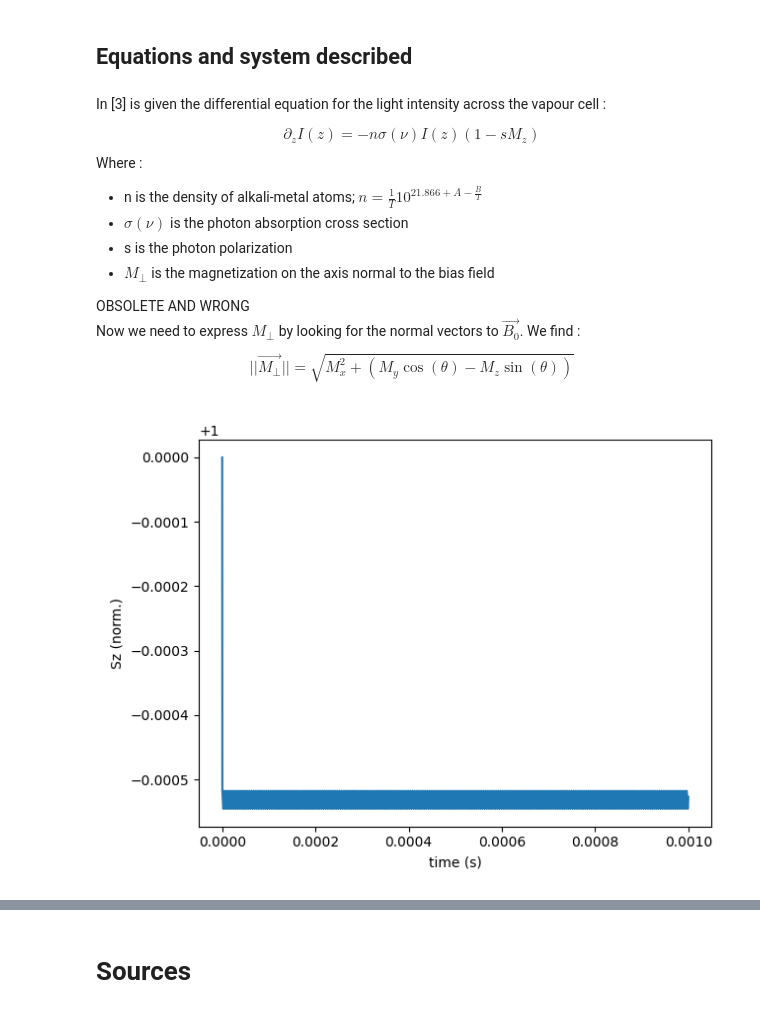
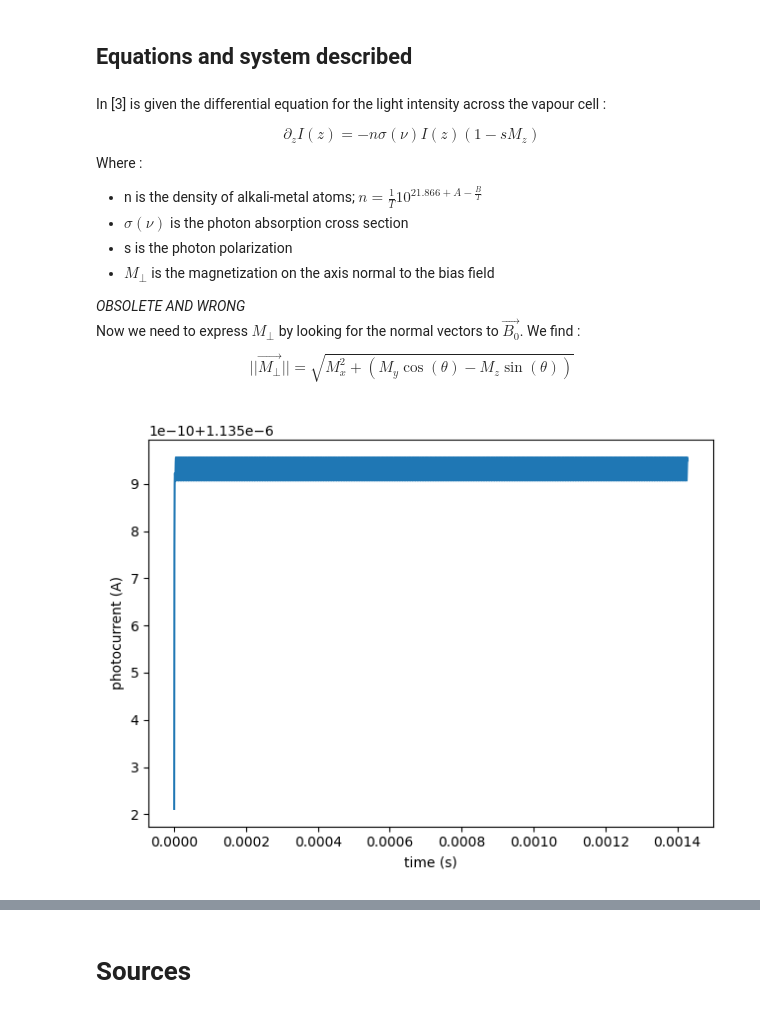
Before and after one commit to GuillaumeCLEMENT314/FHNW-, a Jupyter notebook: bloch_SOOPM.ipynb, the cells around one changed output, grey strips where cells are left out. Cells and saved outputs as stored; diff of their text form; code cells hidden in the pictures.

```diff
--- a/bloch_SOOPM.ipynb
+++ b/bloch_SOOPM.ipynb
@@ -41,26 +41,32 @@ With :
 gamma = 7e9     # Gyromagnetic ratio (Hz/T)
 sigma = 1.082e-13 #m^2 from Table 7, [2]
 mu_B = 9.2740100657e-24 # J/T Bohr Magneton
+Gamma_natural = 36.10e6 #Hz
 
 ## Parameters
-Gamma = 50    # Relaxation rate (Hz) ; estimated from the google colab 'Vapour cell simulation'
-R_op = 3e7   # Optical pumping rate (Hz)
-
+Gamma = 50000    # Relaxation rate (Hz) ; estimated from the google colab 'Vapour cell simulation'
 B_0 = 100e-6    # Static field intensity (Tesla)
 B_1 = 1e-3      # RF field intensity (Tesla)
 theta = 90*np.pi/180
 
-P_laser = 0.2e-3 # Laser power (W)
+#P_laser = np.logspace(np.log10(4e-6), np.log10(0.2e-3), num=6) # Laser power (W)
 beam_diameter = 1e-3 # self-explanatory (m)
 
-P = 3e-1        # Cell pressure (Pa)
+P_laser = 2e-6
+
+P = 3e4        # Cell pressure (Pa)
 V = 3e-3*3e-3*1.9e-3 # Cell volume (m^3)
 z_cell = 1.9e-2 # Cell length (m)
 T = 273.15+60   # Cell temperature (K)
 
+I_sat = 44.84
+
 ## Derived parameters
-omega = gamma * B_0   # Frequency of the RF field (Hz)
-I_0 = P_laser/(np.pi*(beam_diameter/2)**2) # Laser intensity before the cell (W/m²)
+omega = gamma * B_0    # Frequency of the RF field (Hz)
+
+I = P_laser/(np.pi*(beam_diameter/2)**2) # Laser intensity before the cell (W/m²)
+R_op = Gamma_natural * (I)/(I+I_sat)
+
 n_ideal_gas = P/(k*T)     # Rb density (m^-3)
 n = 1/T*10**(21.866+4.312-4040/T)
 N = P*V/(k*T) # Number of particles
@@ -99,8 +105,8 @@ def solve_bloch_equations(initial_state, t_span, t_eval, gamma, B_0, B_1, omega,
     )
     return solution
 
-initial_state = [0, 0, 1]
-t_span = [0, 1e-3]
+initial_state = [0, 0, 0]
+t_span = [0, 1000/(gamma*B_0)]
 sampling_rate = int(3*gamma*B_0) #adjust to have a frequency that allows me to detect the oscillation
 t_eval = np.linspace(t_span[0], t_span[1], sampling_rate)
 
@@ -109,7 +115,7 @@ solution = solve_bloch_equations(initial_state, t_span, t_eval, gamma = gamma, B
 t = solution.t
 Sx, Sy, Sz = solution.y
 
-print(f"FinalSx: {Sx[-1]:.4f}")
+print(f"Final Sx: {Sx[-1]:.4f}")
 print(f"Final Sy: {Sy[-1]:.4f}")
 print(f"Final Sz: {Sz[-1]:.4f}")
 # %% [output]
@@ -315,7 +320,7 @@ Where :
 - s is the photon polarization
 - $M_{\perp}$ is the magnetization on the axis normal to the bias field
 
-OBSOLETE AND WRONG <br>
+*OBSOLETE AND WRONG* <br>
 Now we need to express $M_{\perp}$ by looking for the normal vectors to $\vec{B_0}$.
 We find :
 $$||\vec{M_{\perp}}|| = \sqrt{M_x^2 + \left( M_y \cos(\theta) - M_z \sin(\theta) \right)}$$
@@ -330,14 +335,19 @@ I_z_t = np.zeros(len(Sy))
 test = np.zeros(len(Sy))
 
 for i, Mz in enumerate(Sz):
-    I_z_t[i] = absorption_equation(z = z_cell, I_0 = I_0, sigma = sigma, n=n, M= Mz)
+    I_z_t[i] = absorption_equation(z = z_cell, I_0 = I, sigma = sigma, n=n, M= Mz)
     test[i] = -n*sigma*(Mz)*z_cell
 # %%
+R = 0.568 #A/W, for standard thorlabs Si photodiode
+
+P_z_t = I_z_t * (np.pi*(beam_diameter/2)**2)
+photocurrent_z_t = R*P_z_t
+
 fig,axes=plt.subplots()
-axes.plot(t,Sz)
+axes.plot(t,photocurrent_z_t)
 axes.set_xlabel('time (s)')
-axes.set_ylabel('Sz (norm.)')
+axes.set_ylabel('photocurrent (A)')
 plt.tight_layout()
 plt.show()
 # %% [output]
-[figure, old version]
+[figure, new version]
```
Also changed, not shown: parts of 12 cells of this notebook, 40 other files.
